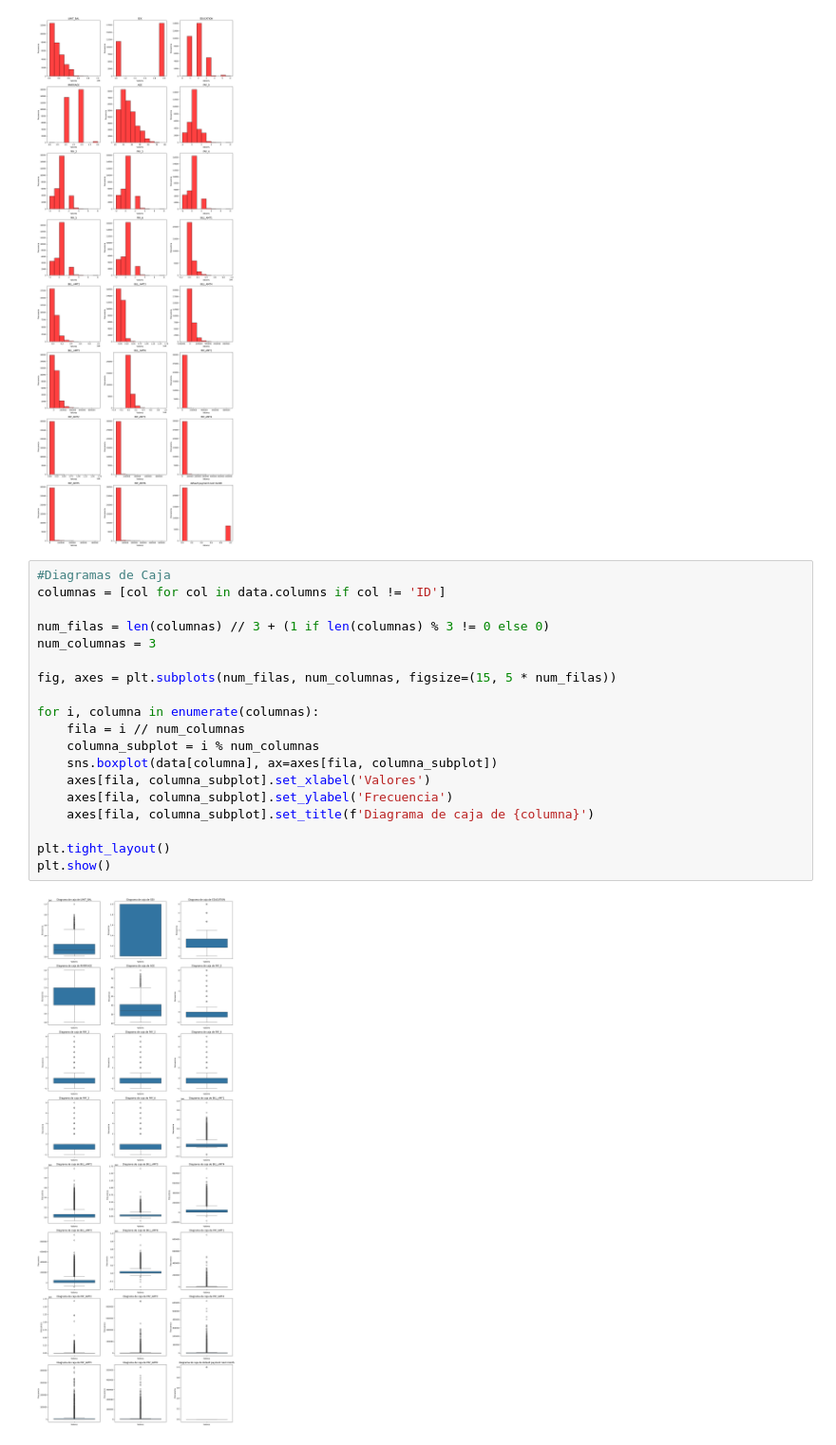
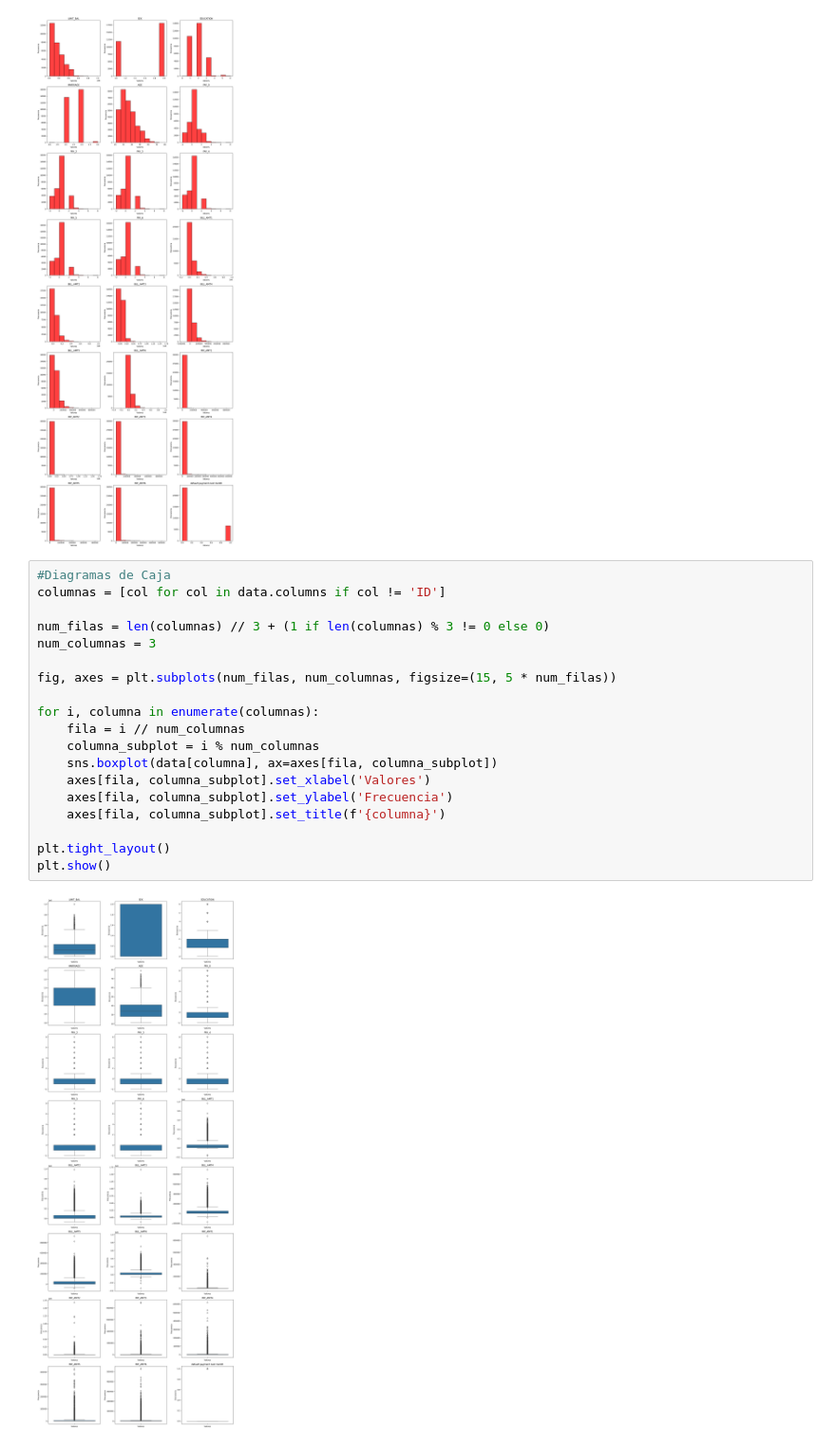
Before and after one commit to afborda20/analiticaComputacionalProyectos, a Jupyter notebook: proyecto2/Exploracion_datos.ipynb, the cells around one changed output. Shown at 95% size. Saved outputs shown, nothing was run; the diff lists cells and outputs as text.

```diff
--- a/proyecto2/Exploracion_datos.ipynb
+++ b/proyecto2/Exploracion_datos.ipynb
@@ -91,21 +91,21 @@ plt.show()
 # %%
 #Diagramas de Caja
 columnas = [col for col in data.columns if col != 'ID']
 
 num_filas = len(columnas) // 3 + (1 if len(columnas) % 3 != 0 else 0)
 num_columnas = 3
 
 fig, axes = plt.subplots(num_filas, num_columnas, figsize=(15, 5 * num_filas))
 
 for i, columna in enumerate(columnas):
     fila = i // num_columnas
     columna_subplot = i % num_columnas
     sns.boxplot(data[columna], ax=axes[fila, columna_subplot])
     axes[fila, columna_subplot].set_xlabel('Valores')
     axes[fila, columna_subplot].set_ylabel('Frecuencia')
-    axes[fila, columna_subplot].set_title(f'Diagrama de caja de {columna}')
+    axes[fila, columna_subplot].set_title(f'{columna}')
 
 plt.tight_layout()
 plt.show()
 # %% [output]
-[figure, old version]
+[figure, new version]
```
Also changed, not shown: parts of 2 cells of this notebook.
